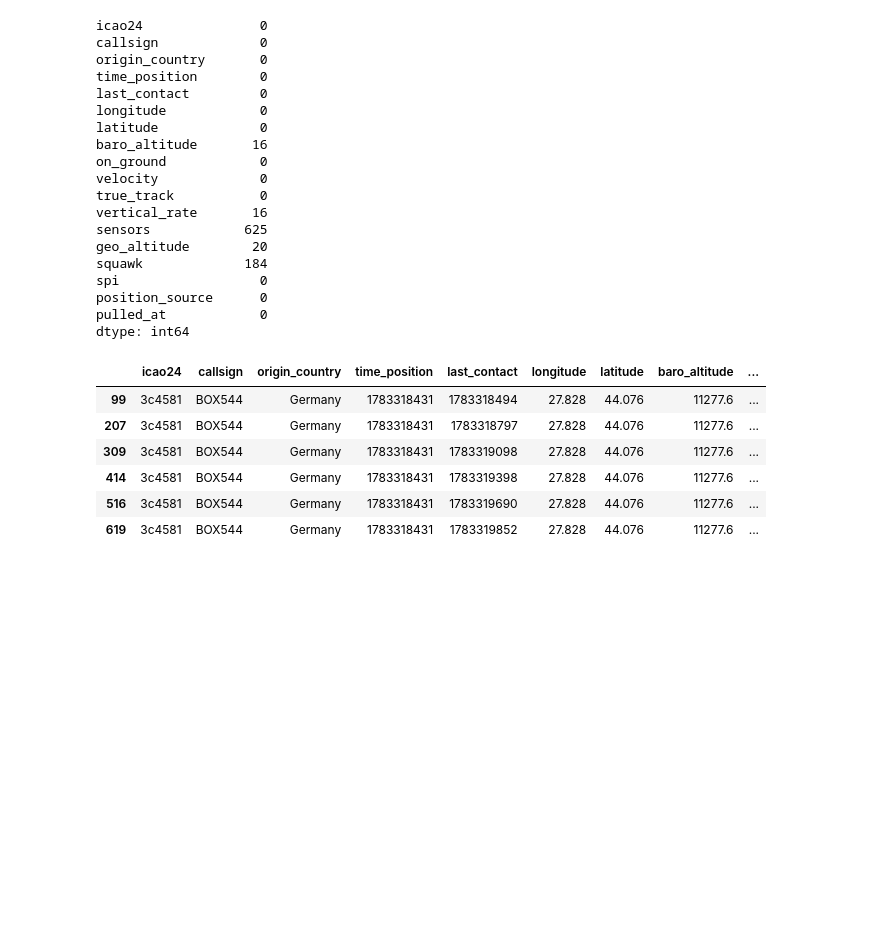
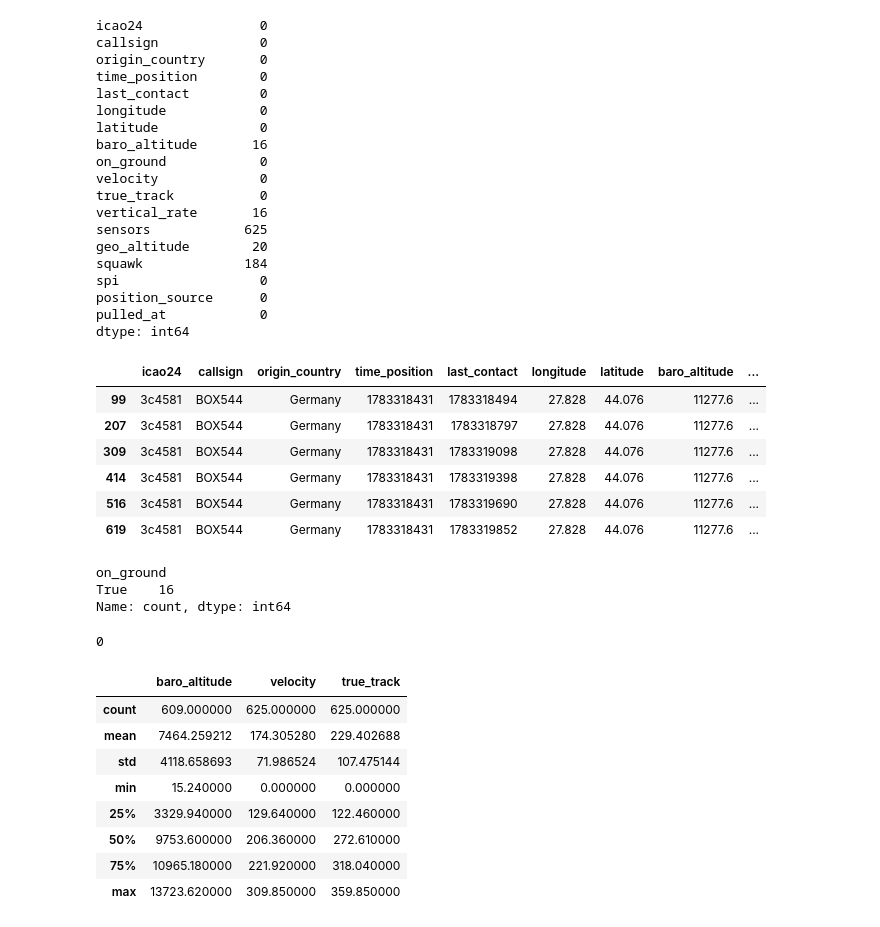
Before and after one commit to rmcN7/orion-t2, a Jupyter notebook: code/opensky_pull.ipynb, the cells around one changed output. Saved outputs shown, nothing was run; the diff lists cells and outputs as text; code cells hidden in the pictures; blank space fills up the shorter version.

```diff
--- a/code/opensky_pull.ipynb
+++ b/code/opensky_pull.ipynb
@@ -91,3 +89,27 @@ df_tracks[df_tracks["icao24"] == busiest]
 | 414 | 3c4581 | BOX544 | Germany | 1783318431 | 1783319398 | 27.828 | 44.076 | 11277.6 | ... |
 | 516 | 3c4581 | BOX544 | Germany | 1783318431 | 1783319690 | 27.828 | 44.076 | 11277.6 | ... |
 | 619 | 3c4581 | BOX544 | Germany | 1783318431 | 1783319852 | 27.828 | 44.076 | 11277.6 | ... |
+# %%
+print(df_tracks[df_tracks["baro_altitude"].isna()]["on_ground"].value_counts())
+# %% [output]
+on_ground
+True    16
+Name: count, dtype: int64
+# %%
+df_tracks = df_tracks.drop(columns=["sensors"])
+# %%
+print(df_tracks.duplicated(subset=["icao24", "pulled_at"]).sum())
+# %% [output]
+0
+# %%
+df_tracks[["baro_altitude", "velocity", "true_track"]].describe()
+# %% [output]
+|  | baro_altitude | velocity | true_track |
+| count | 609.000000 | 625.000000 | 625.000000 |
+| mean | 7464.259212 | 174.305280 | 229.402688 |
+| std | 4118.658693 | 71.986524 | 107.475144 |
+| min | 15.240000 | 0.000000 | 0.000000 |
+| 25% | 3329.940000 | 129.640000 | 122.460000 |
+| 50% | 9753.600000 | 206.360000 | 272.610000 |
+| 75% | 10965.180000 | 221.920000 | 318.040000 |
+| max | 13723.620000 | 309.850000 | 359.850000 |
```
Also changed, not shown: parts of 4 cells of this notebook.
